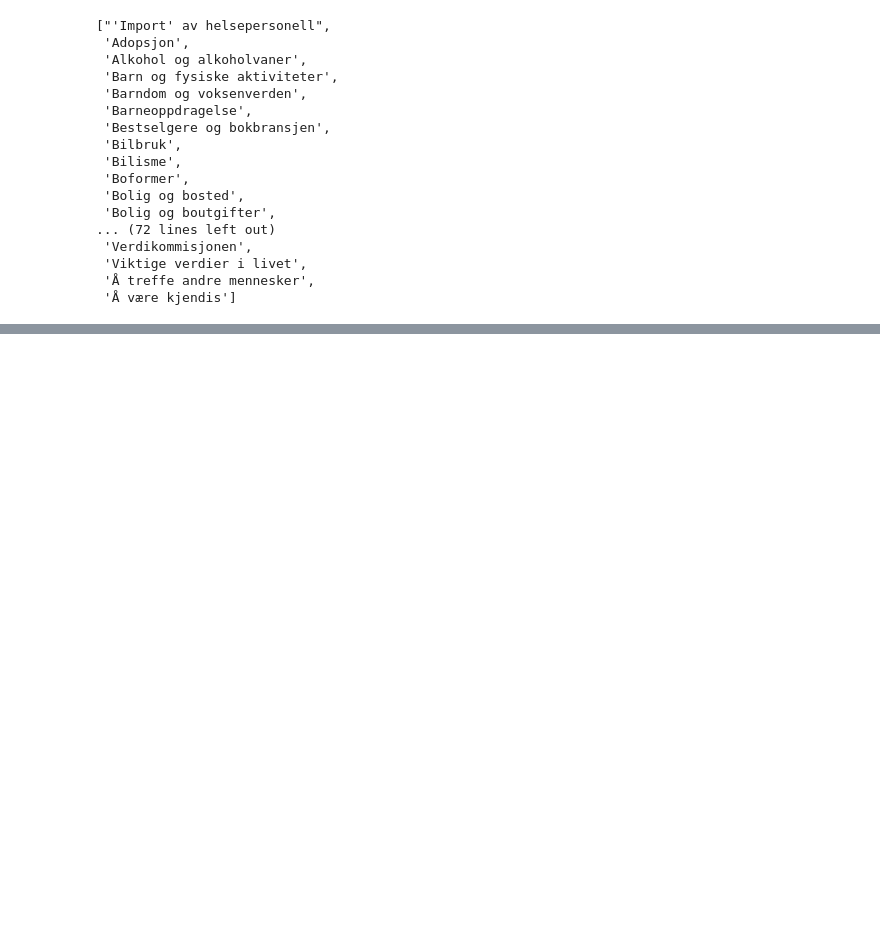
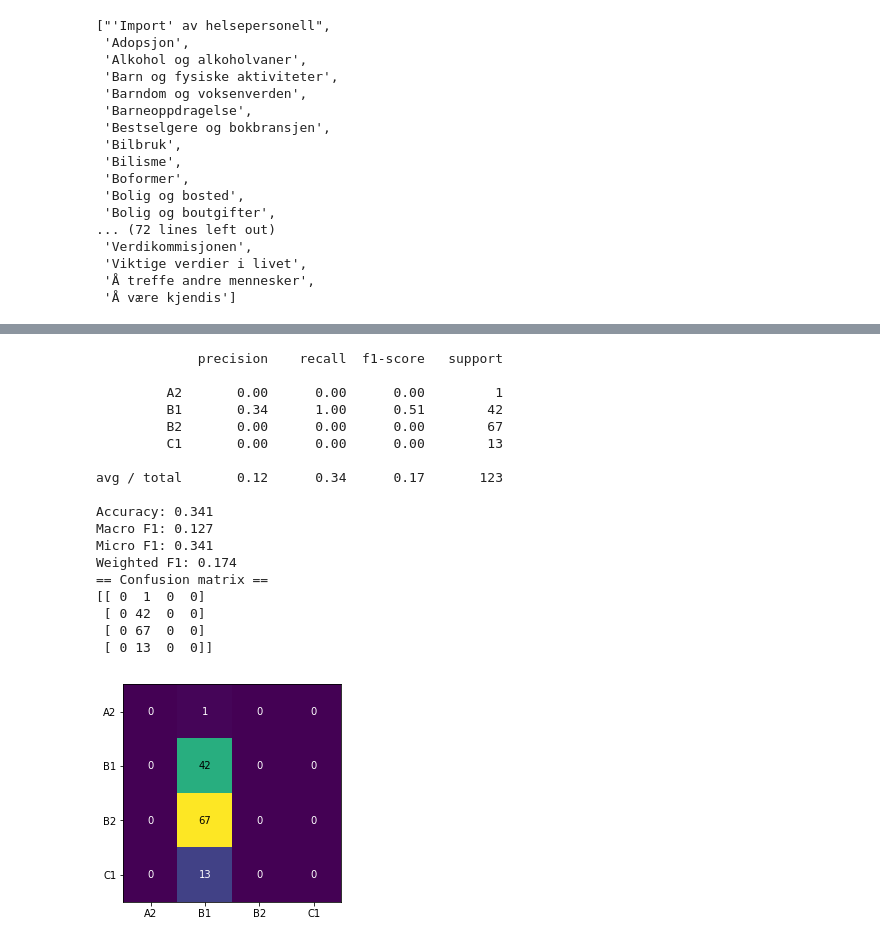
Before and after one commit to PhyloStar/NorskASK, a Jupyter notebook: notebooks/Post-split analysis.ipynb, the cells around one changed output, grey strips where cells are left out. Drawn from its saved outputs; the diff is of its cells as text; code cells hidden in the pictures; blank space fills up the shorter version.

```diff
--- a/notebooks/Post-split analysis.ipynb
+++ b/notebooks/Post-split analysis.ipynb
@@ -51,0 +121,28 @@ sorted(data.title.unique())
+# %%
+majority_label = train.collapsed.value_counts().index[0]
+pred = [majority_label for __ in dev.collapsed]
+
+labels = sorted(dev.collapsed.unique())
+report([labels.index(s) for s in dev.collapsed],
+       [labels.index(s) for s in pred],
+       labels)
+# %% [output]
+             precision    recall  f1-score   support
+
+         A2       0.00      0.00      0.00         1
+         B1       0.34      1.00      0.51        42
+         B2       0.00      0.00      0.00        67
+         C1       0.00      0.00      0.00        13
+
+avg / total       0.12      0.34      0.17       123
+
+Accuracy: 0.341
+Macro F1: 0.127
+Micro F1: 0.341
+Weighted F1: 0.174
+== Confusion matrix ==
+[[ 0  1  0  0]
+ [ 0 42  0  0]
+ [ 0 67  0  0]
+ [ 0 13  0  0]]
+[figure, added]
```
Also changed, not shown: parts of 9 cells of this notebook, 1 other file.
